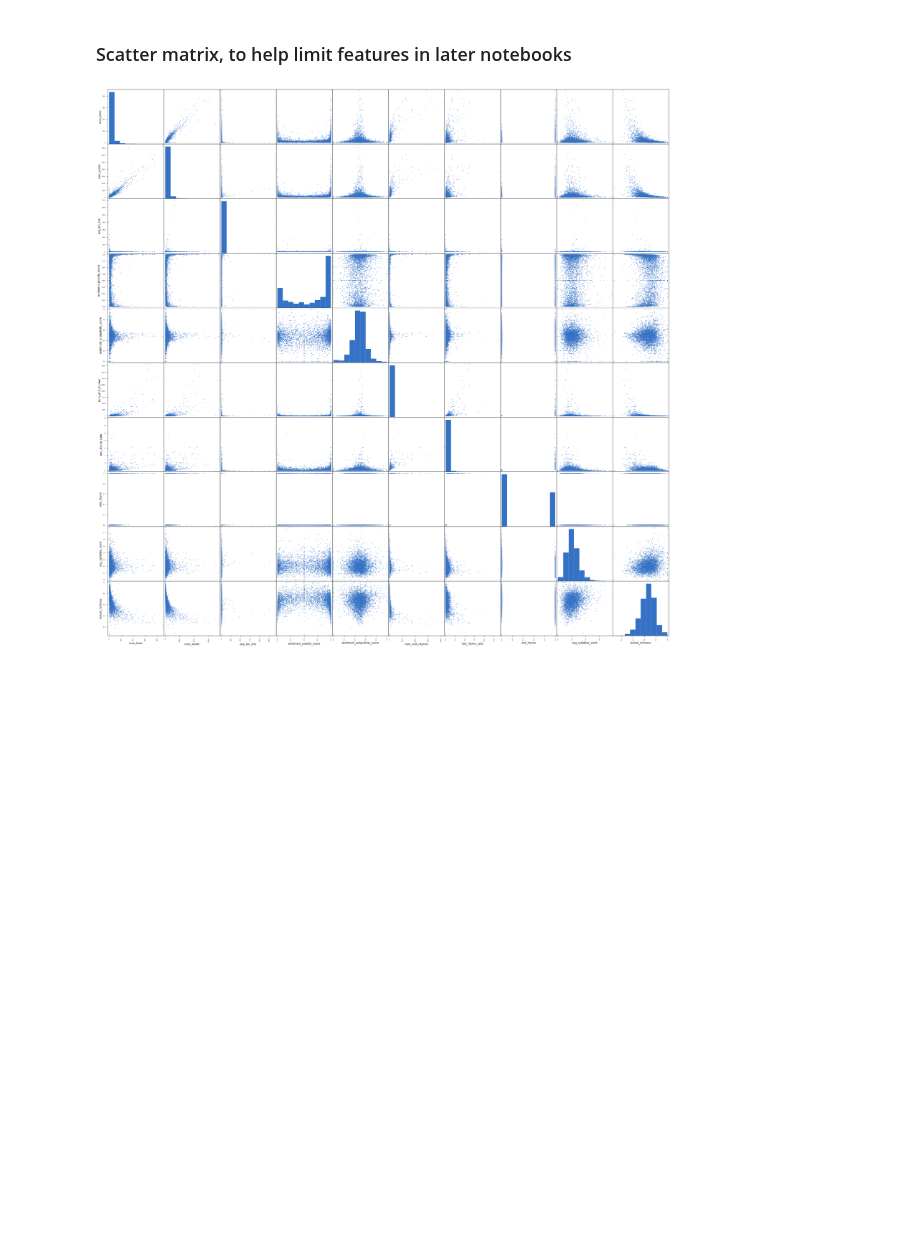
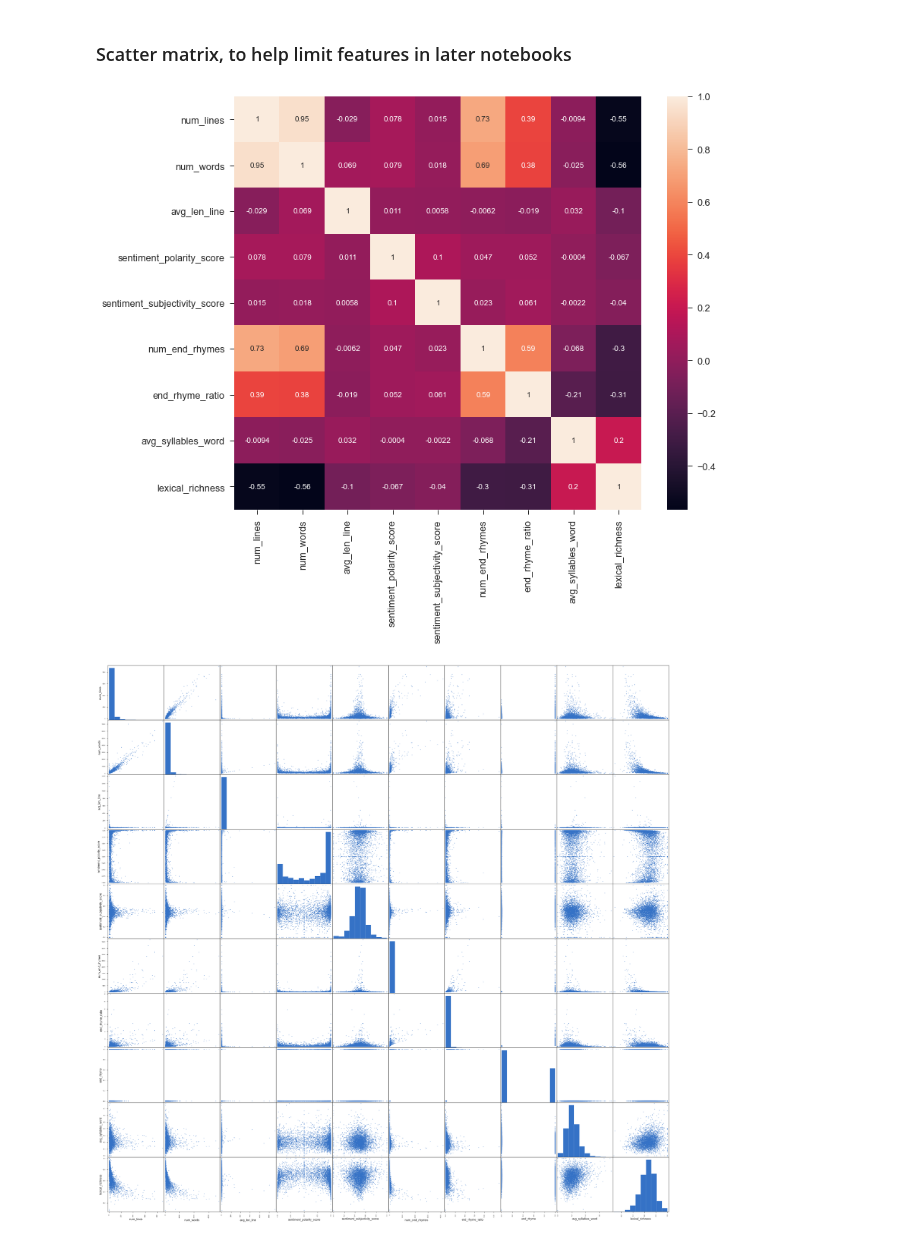
Before and after one commit to p-szymo/poetry_genre_classifier, a Jupyter notebook: 04_modeling.ipynb, the cells around one changed output. Drawn from its saved outputs; the diff is of its cells as text; code cells hidden in the pictures; blank space fills up the shorter version.

Commit message:
update git ignore, add section_headers to functions, improve titler and line_cleaner functions, add WIP note to readme, rerun eda notebook with new functions, improve charts

```diff
--- a/04_modeling.ipynb
+++ b/04_modeling.ipynb
@@ -151,6 +150,19 @@ avant_garde     0.221732
 Name: movement, dtype: float64
 # %% [markdown]
 ### Scatter matrix, to help limit features in later notebooks
+# %%
+cont_cols = [
+    'num_lines', 'num_words', 'avg_len_line',
+    'sentiment_polarity_score', 'sentiment_subjectivity_score',
+    'num_end_rhymes', 'end_rhyme_ratio', 'avg_syllables_word',
+    'lexical_richness'
+]
+# %%
+# plot correlation matrix
+plt.figure(figsize=(12,10))
+sns.heatmap(df[cont_cols].corr(), annot=True);
+# %% [output]
+[figure, added]
 # %%
 pd.plotting.scatter_matrix(
     df[['num_lines', 'num_words', 'avg_len_line',
```
Also changed, not shown: parts of 2 cells of this notebook, 6 other files.
